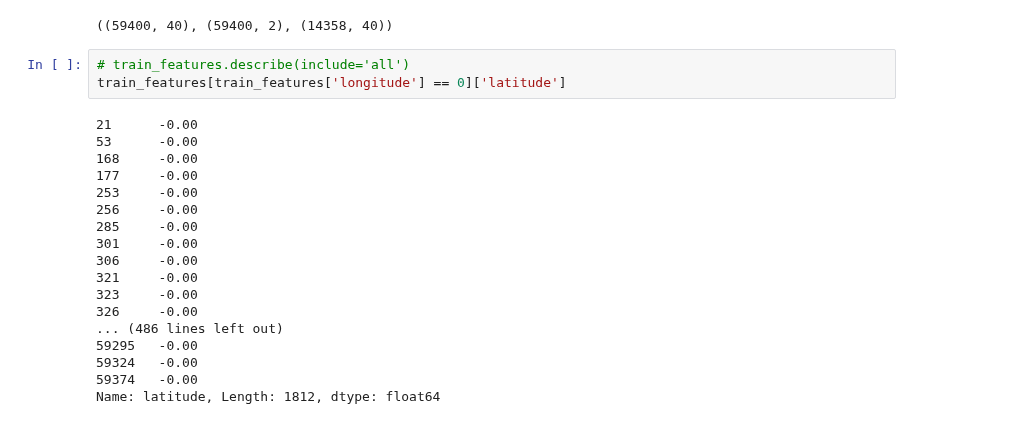
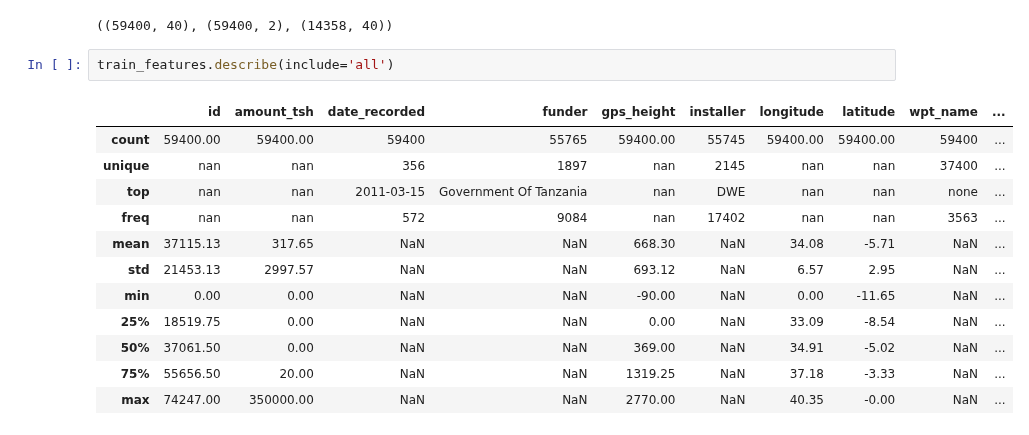
Before and after one commit to LambdaSchool/DS-Unit-2-Classification-1, a Jupyter notebook: module1-logistic-regression/Logistic-regression.ipynb, the cells around one changed output. Drawn from its saved outputs; the diff is of its cells as text.

```diff
--- a/module1-logistic-regression/Logistic-regression.ipynb
+++ b/module1-logistic-regression/Logistic-regression.ipynb
@@ -76,24 +45,18 @@ test_features = pd.read_csv('test_features.csv')
 train_features.shape, train_labels.shape, test_features.shape
 # %% [output]
 ((59400, 40), (59400, 2), (14358, 40))
-# %%
-# train_features.describe(include='all')
-train_features[train_features['longitude'] == 0]['latitude']
-# %% [output]
-21      -0.00
-53      -0.00
-168     -0.00
-177     -0.00
-253     -0.00
-256     -0.00
-285     -0.00
-301     -0.00
-306     -0.00
-321     -0.00
-323     -0.00
-326     -0.00
-... (486 lines left out)
-59295   -0.00
-59324   -0.00
-59374   -0.00
-Name: latitude, Length: 1812, dtype: float64
+# %%
+train_features.describe(include='all')
+# %% [output]
+|  | id | amount_tsh | date_recorded | funder | gps_height | installer | longitude | latitude | wpt_name | ... |
+| count | 59400.00 | 59400.00 | 59400 | 55765 | 59400.00 | 55745 | 59400.00 | 59400.00 | 59400 | ... |
+| unique | nan | nan | 356 | 1897 | nan | 2145 | nan | nan | 37400 | ... |
+| top | nan | nan | 2011-03-15 | Government Of Tanzania | nan | DWE | nan | nan | none | ... |
+| freq | nan | nan | 572 | 9084 | nan | 17402 | nan | nan | 3563 | ... |
+| mean | 37115.13 | 317.65 | NaN | NaN | 668.30 | NaN | 34.08 | -5.71 | NaN | ... |
+| std | 21453.13 | 2997.57 | NaN | NaN | 693.12 | NaN | 6.57 | 2.95 | NaN | ... |
+| min | 0.00 | 0.00 | NaN | NaN | -90.00 | NaN | 0.00 | -11.65 | NaN | ... |
+| 25% | 18519.75 | 0.00 | NaN | NaN | 0.00 | NaN | 33.09 | -8.54 | NaN | ... |
+| 50% | 37061.50 | 0.00 | NaN | NaN | 369.00 | NaN | 34.91 | -5.02 | NaN | ... |
+| 75% | 55656.50 | 20.00 | NaN | NaN | 1319.25 | NaN | 37.18 | -3.33 | NaN | ... |
+| max | 74247.00 | 350000.00 | NaN | NaN | 2770.00 | NaN | 40.35 | -0.00 | NaN | ... |
```
Also changed, not shown: parts of 21 cells of this notebook.
